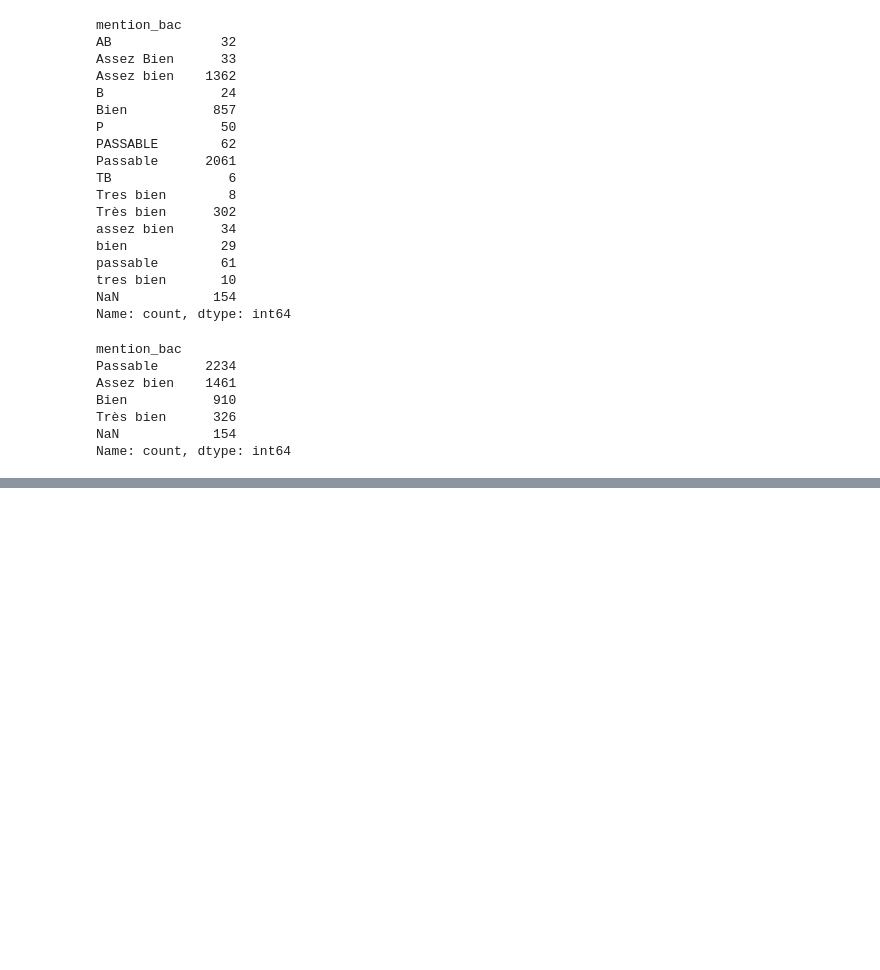
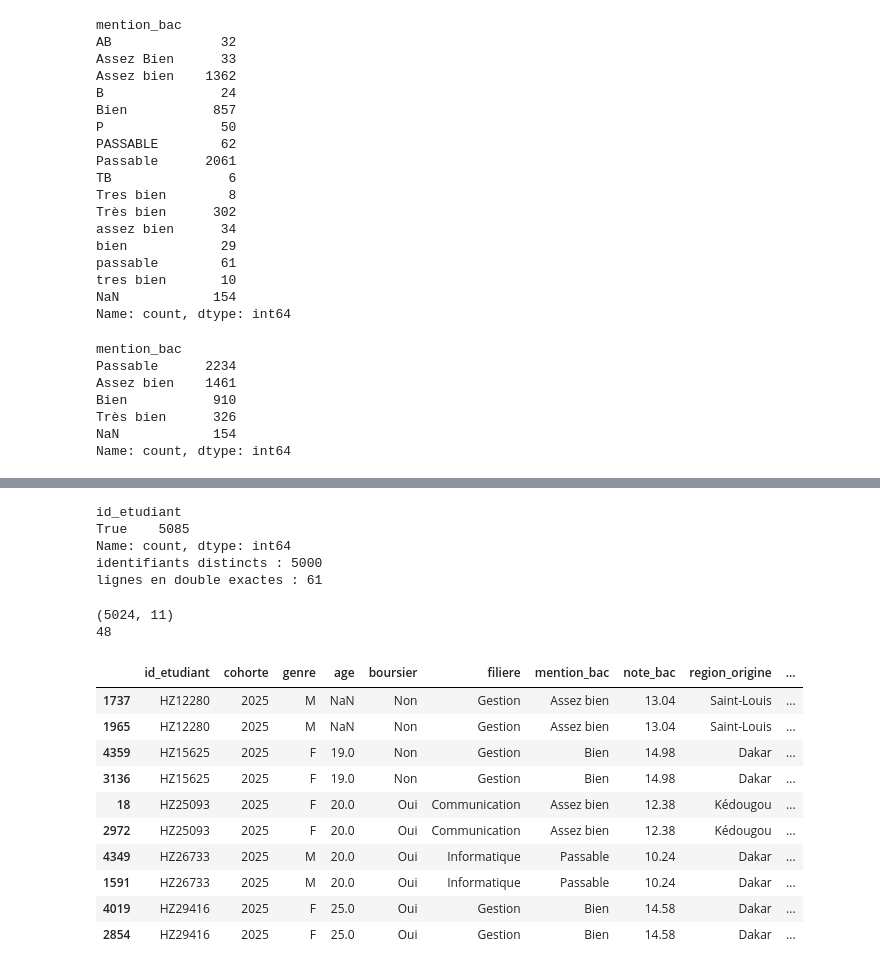
Before and after one commit to noumbethiam/horizon-decrochage-tutorat, a Jupyter notebook: notebooks/01_nettoyage.ipynb, the cells around one changed output, grey strips where cells are left out. Drawn from its saved outputs; the diff is of its cells as text; code cells hidden in the pictures; blank space fills up the shorter version.

Commit message:
DA-02 : nettoyage de etudiants (5000 lignes, identifiants uniques)

```diff
--- a/notebooks/01_nettoyage.ipynb
+++ b/notebooks/01_nettoyage.ipynb
@@ -306,0 +487,12 @@ Name: count, dtype: int64
+# %%
+df_clean["distance_campus_km"] = (
+    df_clean["distance_campus_km"]
+    .str.replace("km", "", regex=False)
+    .str.replace(",", ".", regex=False)
+    .str.strip()
+)
+df_clean["distance_campus_km"] = pd.to_numeric(df_clean["distance_campus_km"], errors="coerce")
+
+print(df_clean["distance_campus_km"].isna().sum())
+print(df_clean["distance_campus_km"].nsmallest(10))
+print(df_clean["distance_campus_km"].nlargest(10))
@@ -306,0 +544,6 @@ Name: count, dtype: int64
+# %%
+d = df_clean["distance_campus_km"]
+df_clean["distance_campus_km"] = d.where((d > 0) & (d < 9999))
+
+print(df_clean["distance_campus_km"].isna().sum())
+print(df_clean["distance_campus_km"].describe())
@@ -306,0 +573,4 @@ Name: count, dtype: int64
+# %%
+df_clean.columns = df_clean.columns.str.strip()
+
+print(df_clean.columns.tolist())
@@ -306,0 +606,35 @@ Name: count, dtype: int64
+# %%
+df_clean["id_etudiant"] = df_clean["id_etudiant"].str.strip().str.upper()
+
+print(df_clean["id_etudiant"].str.match(r"^HZ[0-9]{5}$").value_counts())
+print("identifiants distincts :", df_clean["id_etudiant"].nunique())
+print("lignes en double exactes :", df_clean.duplicated().sum())
+# %% [output]
+id_etudiant
+True    5085
+Name: count, dtype: int64
+identifiants distincts : 5000
+lignes en double exactes : 61
+# %%
+df_clean = df_clean.drop_duplicates()
+print(df_clean.shape)
+
+doublons_id = df_clean[df_clean["id_etudiant"].duplicated(keep=False)]
+doublons_id = doublons_id.sort_values("id_etudiant")
+
+print(len(doublons_id))
+display(doublons_id.head(10))
+# %% [output]
+(5024, 11)
+48
+|  | id_etudiant | cohorte | genre | age | boursier | filiere | mention_bac | note_bac | region_origine | ... |
+| 1737 | HZ12280 | 2025 | M | NaN | Non | Gestion | Assez bien | 13.04 | Saint-Louis | ... |
+| 1965 | HZ12280 | 2025 | M | NaN | Non | Gestion | Assez bien | 13.04 | Saint-Louis | ... |
+| 4359 | HZ15625 | 2025 | F | 19.0 | Non | Gestion | Bien | 14.98 | Dakar | ... |
+| 3136 | HZ15625 | 2025 | F | 19.0 | Non | Gestion | Bien | 14.98 | Dakar | ... |
+| 18 | HZ25093 | 2025 | F | 20.0 | Oui | Communication | Assez bien | 12.38 | Kédougou | ... |
+| 2972 | HZ25093 | 2025 | F | 20.0 | Oui | Communication | Assez bien | 12.38 | Kédougou | ... |
+| 4349 | HZ26733 | 2025 | M | 20.0 | Oui | Informatique | Passable | 10.24 | Dakar | ... |
+| 1591 | HZ26733 | 2025 | M | 20.0 | Oui | Informatique | Passable | 10.24 | Dakar | ... |
+| 4019 | HZ29416 | 2025 | F | 25.0 | Oui | Gestion | Bien | 14.58 | Dakar | ... |
+| 2854 | HZ29416 | 2025 | F | 25.0 | Oui | Gestion | Bien | 14.58 | Dakar | ... |
```
Also changed, not shown: parts of 18 cells of this notebook, 1 other file.
